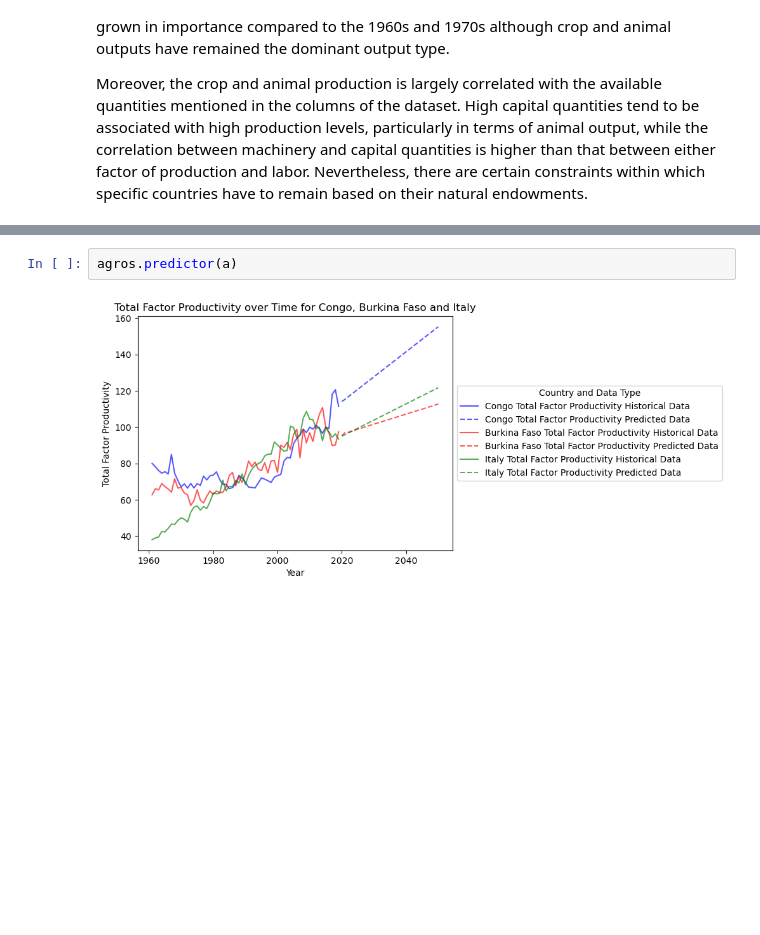
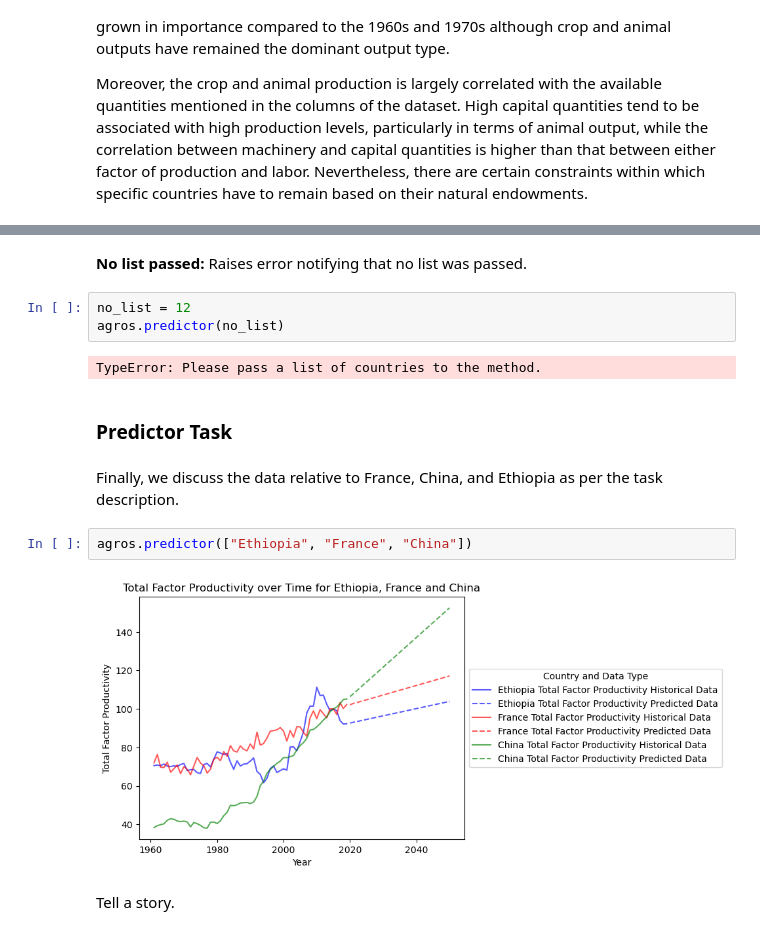
Before and after one commit to Nik-mundt/Group_08, a Jupyter notebook: agros_notebook.ipynb, the cells around one changed output, grey strips where cells are left out. Cells and saved outputs as stored; diff of their text form; blank space fills up the shorter version.

Commit message:
Added showcase of method.

```diff
--- a/agros_notebook.ipynb
+++ b/agros_notebook.ipynb
@@ -198,4 +231,17 @@ a = ["Congo", "Burkina Faso", "Italy"]
+# %% [markdown]
+**No list passed:** Raises error notifying that no list was passed.
+# %%
+no_list = 12
+agros.predictor(no_list)
+# %% [output]
+TypeError: Please pass a list of countries to the method.
+# %% [markdown]
+### Predictor Task
+# %% [markdown]
+Finally, we discuss the data relative to France, China, and Ethiopia as per the task description.
 # %%
-agros.predictor(a)
+agros.predictor(["Ethiopia", "France", "China"])
 # %% [output]
-[figure, old version]
+[figure, new version]
+# %% [markdown]
+Tell a story.
```
Also changed, not shown: parts of 11 cells of this notebook.
